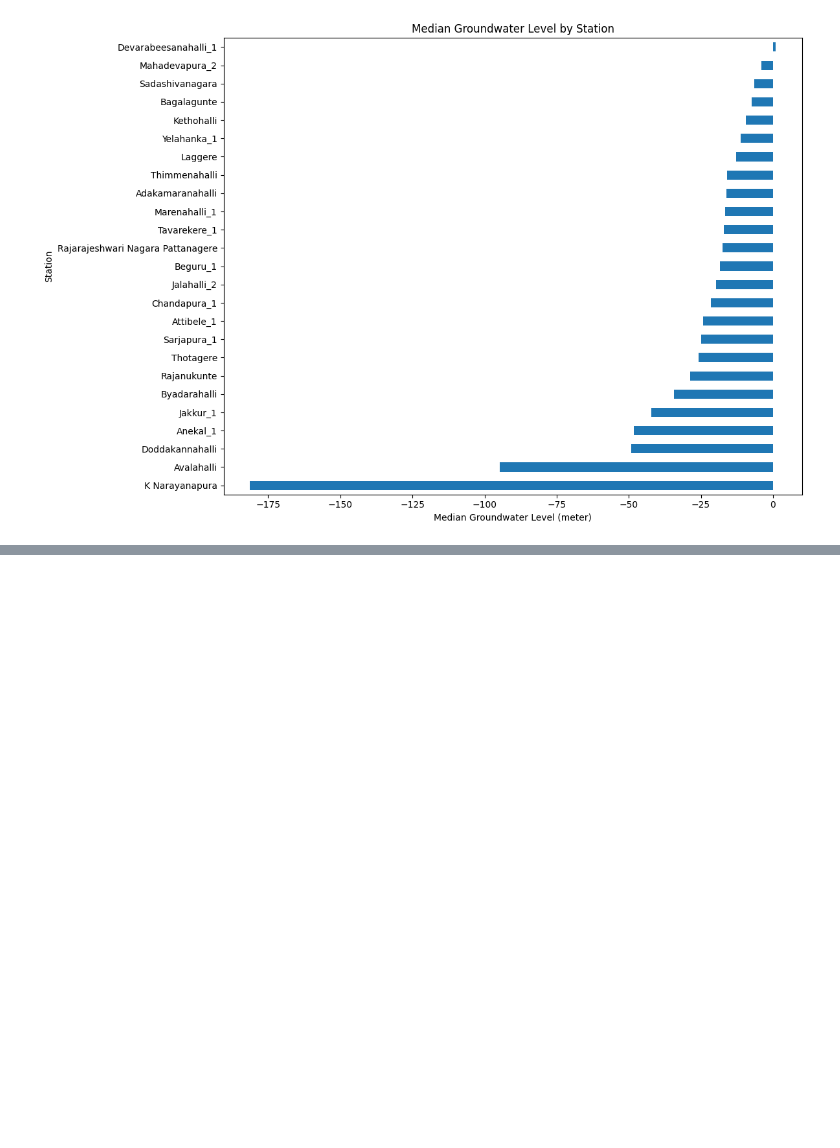
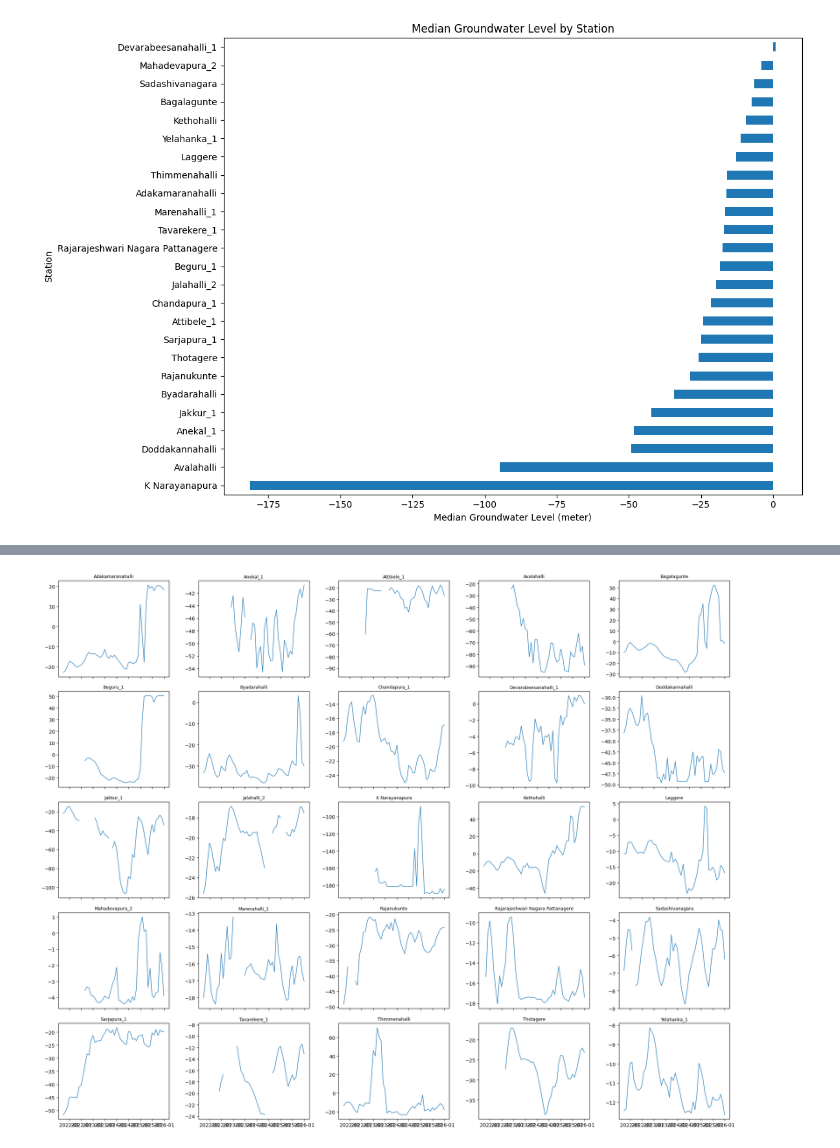
Before and after one commit to Koushik23R/groundwater-ai, a Jupyter notebook: notebooks/03_exploratory_data_analysis.ipynb, the cells around one changed output, grey strips where cells are left out. Cells and saved outputs as stored; diff of their text form; code cells hidden in the pictures; blank space fills up the shorter version.

```diff
--- a/notebooks/03_exploratory_data_analysis.ipynb
+++ b/notebooks/03_exploratory_data_analysis.ipynb
@@ -190,0 +479,35 @@ plt.show()
+# %%
+import matplotlib.pyplot as plt
+
+stations = sorted(df["Station"].unique())
+
+fig, axes = plt.subplots(5, 5, figsize=(20, 16), sharex=True)
+
+axes = axes.flatten()
+
+for ax, station in zip(axes, stations):
+
+    station_data = df[df["Station"] == station]
+
+    monthly = (
+        station_data
+        .set_index("Data Acquisition Time")
+        .resample("M")["Groundwater Level Telemetry 6 Hourly (meter)"]
+        .mean()
+    )
+
+    ax.plot(monthly.index,
+            monthly.values,
+            linewidth=1)
+
+    ax.set_title(station, fontsize=9)
+
+# Remove unused axes if any
+for i in range(len(stations), len(axes)):
+    fig.delaxes(axes[i])
+
+plt.tight_layout()
+
+plt.show()
+# %% [output]
+[figure, added]
```
Also changed, not shown: parts of 21 cells of this notebook.
